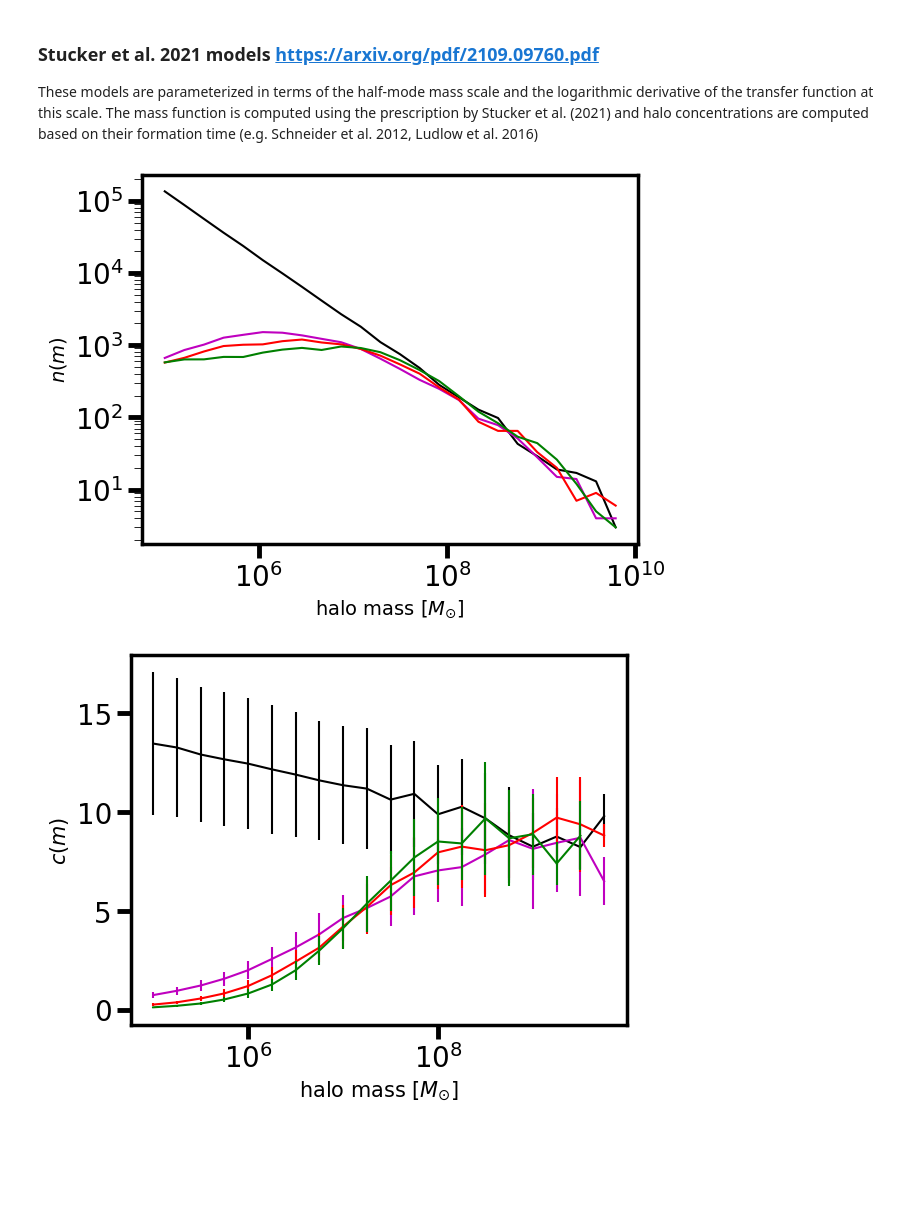
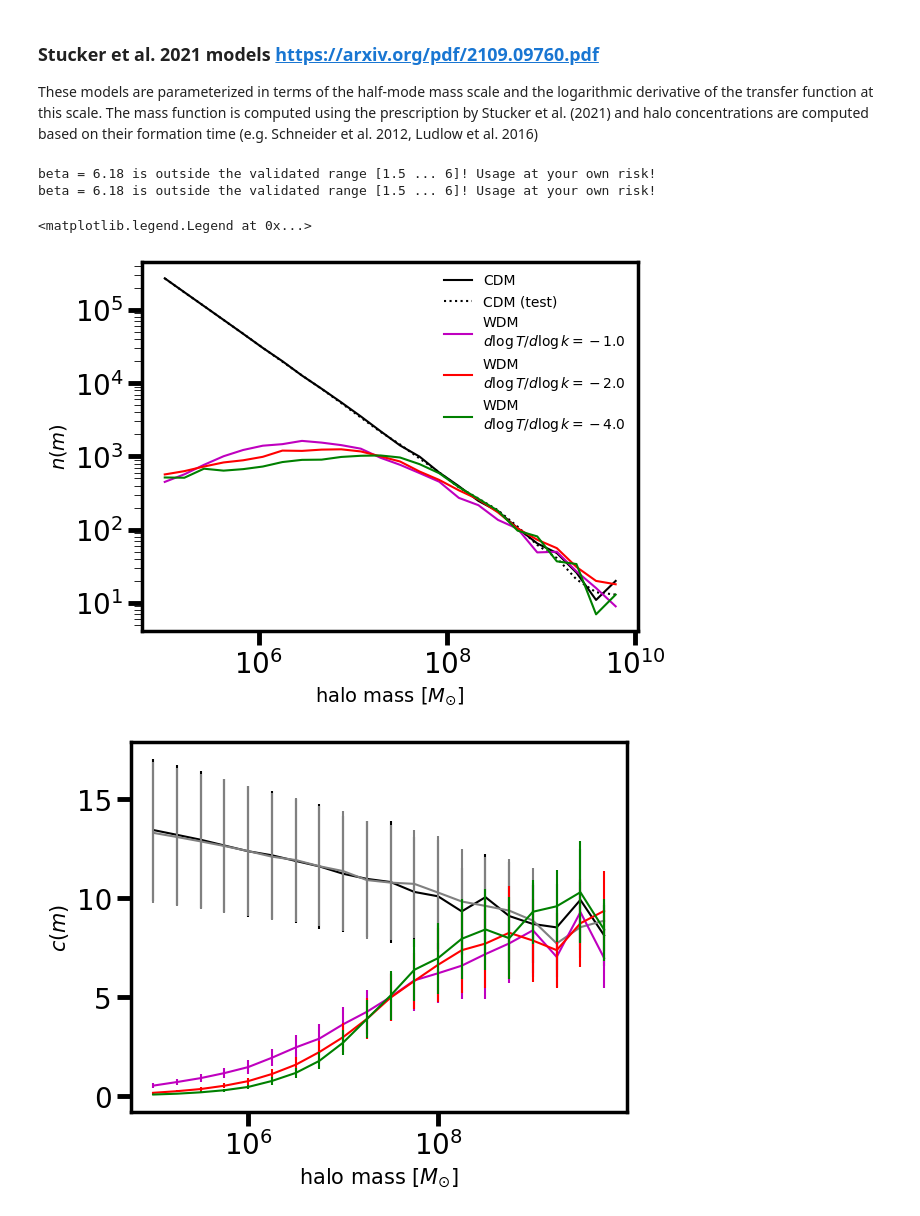
Before and after one commit to dangilman/pyHalo, a Jupyter notebook: example_notebooks/warm_dark_matter.ipynb, the cells around one changed output. Cells and saved outputs as stored; diff of their text form; code cells hidden in the pictures; blank space fills up the shorter version.

```diff
--- a/example_notebooks/warm_dark_matter.ipynb
+++ b/example_notebooks/warm_dark_matter.ipynb
@@ -100,48 +100,65 @@ These models are parameterized in terms of the half-mode mass scale and the loga
 # %%
 from pyHalo.preset_models import WDMGeneral
 
-realizationCDM = CDM(zlens, zsource, LOS_normalization=2.0,
+cone_opening_angle_arcsec = 16
+realizationCDM = CDM(zlens, zsource, LOS_normalization=1.0,
                             cone_opening_angle_arcsec=cone_opening_angle_arcsec, geometry_type='CYLINDER',
-                     sigma_sub=0.1, log_mlow=5.0,
+                     sigma_sub=0.05, log_mlow=5.0,
                     concentration_model_subhalos='LUDLOW2016',
                     concentration_model_fieldhalos='LUDLOW2016')
 
 dlogT_dlogk = -1.0
-wdm_stucker1 = WDMGeneral(zlens, zsource, log_mc=7., dlogT_dlogk=dlogT_dlogk,LOS_normalization=2.0,
+# with half-mode mass = 10^1 this should be equivalent to CDM
+cdm_stucker_test = WDMGeneral(zlens, zsource, log_mc=1.0, dlogT_dlogk=dlogT_dlogk,LOS_normalization=1.0,
                          cone_opening_angle_arcsec=cone_opening_angle_arcsec, log_mlow=5.0,
-                     geometry_type='CYLINDER', sigma_sub=0.1)
+                     geometry_type='CYLINDER', sigma_sub=0.05)
+
+dlogT_dlogk = -1.0
+wdm_stucker1 = WDMGeneral(zlens, zsource, log_mc=7.3, dlogT_dlogk=dlogT_dlogk,LOS_normalization=1.0,
+                         cone_opening_angle_arcsec=cone_opening_angle_arcsec, log_mlow=5.0,
+                     geometry_type='CYLINDER', sigma_sub=0.05)
 dlogT_dlogk = -2.
-wdm_stucker2 = WDMGeneral(zlens, zsource, log_mc=7., dlogT_dlogk=dlogT_dlogk,LOS_normalization=2.0,
+wdm_stucker2 = WDMGeneral(zlens, zsource, log_mc=7.3, dlogT_dlogk=dlogT_dlogk,LOS_normalization=1.0,
                          cone_opening_angle_arcsec=cone_opening_angle_arcsec, log_mlow=5.0,
-                     geometry_type='CYLINDER', sigma_sub=0.1)
-dlogT_dlogk = -3.8
-wdm_stucker3 = WDMGeneral(zlens, zsource, log_mc=7., dlogT_dlogk=dlogT_dlogk,
-                         cone_opening_angle_arcsec=cone_opening_angle_arcsec, log_mlow=5.0,LOS_normalization=2.0,
-                     geometry_type='CYLINDER', sigma_sub=0.1)
+                     geometry_type='CYLINDER', sigma_sub=0.05)
+dlogT_dlogk = -4.0
+wdm_stucker3 = WDMGeneral(zlens, zsource, log_mc=7.3, dlogT_dlogk=dlogT_dlogk,
+                         cone_opening_angle_arcsec=cone_opening_angle_arcsec, log_mlow=5.0,LOS_normalization=1.0,
+                     geometry_type='CYLINDER', sigma_sub=0.05)
 
 fig = plt.figure(1)
 ax = plt.subplot(111)
-kwargs_plot = {'linestyle': '-'}
+kwargs_plot = {'linestyle': '-', 'label': 'CDM'}
 plot_halo_mass_function(realizationCDM, color='k', ax=ax, kwargs_plot=kwargs_plot, log_mlow=5.0)
-kwargs_plot = {'linestyle': '-'}
+kwargs_plot = {'linestyle': ':', 'label': 'CDM (test)'}
+plot_halo_mass_function(cdm_stucker_test, color='k', ax=ax, kwargs_plot=kwargs_plot, log_mlow=5.0)
+kwargs_plot = {'linestyle': '-', 'label': 'WDM\n'+r'$d \log T / d \log k = -1.0$'}
 plot_halo_mass_function(wdm_stucker1, color='m', ax=ax, kwargs_plot=kwargs_plot, log_mlow=5.0)
-kwargs_plot = {'linestyle': '-'}
+kwargs_plot = {'linestyle': '-', 'label': 'WDM\n'+r'$d \log T / d \log k = -2.0$'}
 plot_halo_mass_function(wdm_stucker2, color='r', ax=ax, kwargs_plot=kwargs_plot, log_mlow=5.0)
-kwargs_plot = {'linestyle': '-'}
+kwargs_plot = {'linestyle': '-', 'label': 'WDM\n'+r'$d \log T / d \log k = -4.0$'}
 plot_halo_mass_function(wdm_stucker3, color='g', ax=ax, kwargs_plot=kwargs_plot, log_mlow=5.0)
+
+plt.legend(frameon=False)
 # %% [output]
+beta = 6.18 is outside the validated range [1.5 ... 6]! Usage at your own risk!
+beta = 6.18 is outside the validated range [1.5 ... 6]! Usage at your own risk!
+<matplotlib.legend.Legend at 0x...>
-[figure, old version]
+[figure, new version]
 # %%
 fig = plt.figure(1)
 ax = plt.subplot(111)
-plot_concentration_mass_relation(realizationCDM, z_eval=[0.51, 2.0], color='k', ax=ax, show_errorbars=True,
+zeval = [0.51, 2.0]
+plot_concentration_mass_relation(realizationCDM, z_eval=zeval, color='k', ax=ax, show_errorbars=True,
                                 log_mlow=5.0)
-plot_concentration_mass_relation(wdm_stucker1, z_eval=[0.51, 2.0], color='m', ax=ax, show_errorbars=True,
+plot_concentration_mass_relation(cdm_stucker_test, z_eval=zeval, color='0.5', ax=ax, show_errorbars=True,
                                 log_mlow=5.0)
-plot_concentration_mass_relation(wdm_stucker2, z_eval=[0.51, 2.0], color='r', ax=ax, show_errorbars=True,
+plot_concentration_mass_relation(wdm_stucker1, z_eval=zeval, color='m', ax=ax, show_errorbars=True,
                                 log_mlow=5.0)
-plot_concentration_mass_relation(wdm_stucker3, z_eval=[0.51, 2.0], color='g', ax=ax, show_errorbars=True,
+plot_concentration_mass_relation(wdm_stucker2, z_eval=zeval, color='r', ax=ax, show_errorbars=True,
+                                log_mlow=5.0)
+plot_concentration_mass_relation(wdm_stucker3, z_eval=zeval, color='g', ax=ax, show_errorbars=True,
                                 log_mlow=5.0)
 #ax.set_yscale('log')
 # %% [output]
-[figure, old version]
+[figure, new version]
```
Also changed, not shown: 1 other file.
